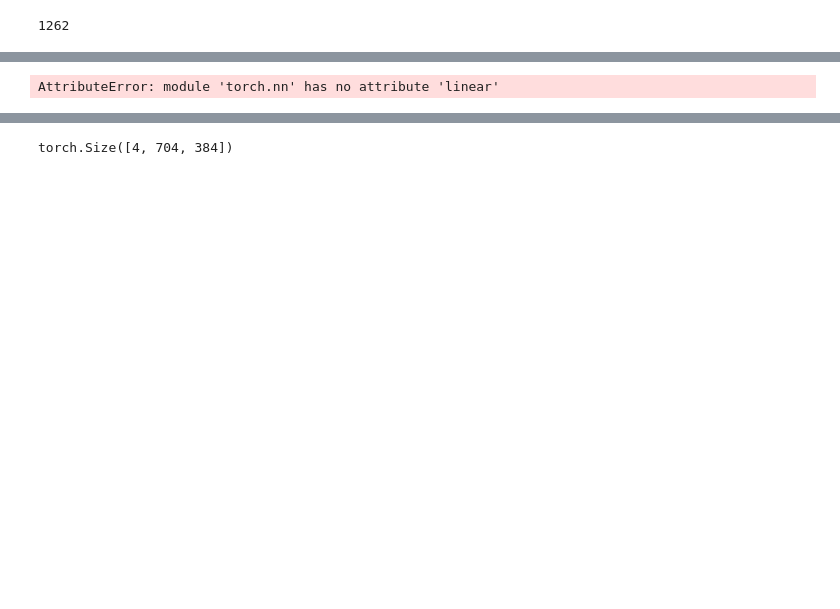
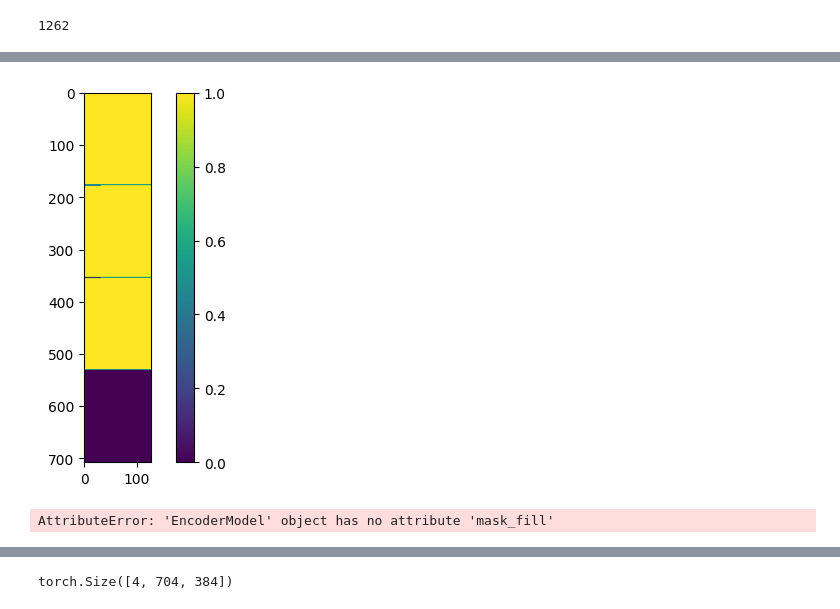
Before and after one commit to sirrus98/uni2ts, a Jupyter notebook: example/dataloader_test.ipynb, the cells around one changed output, grey strips where cells are left out. Saved outputs shown, nothing was run; the diff lists cells and outputs as text; code cells hidden in the pictures; blank space fills up the shorter version.

```diff
--- a/example/dataloader_test.ipynb
+++ b/example/dataloader_test.ipynb
@@ -137,7 +145,28 @@ torch.Size([4, 176])
+# %%
+plt.imshow(observed_mask[0])
+plt.gca()
+plt.colorbar()
+plt.show()
+# %% [output]
+[figure, added]
 # %%
-model = LightningWrapper(EncoderModel(MoiraiModule.from_pretrained(f"Salesforce/moirai-1.1-R-small")))
+model = EncoderModel(MoiraiModule.from_pretrained(f"Salesforce/moirai-1.1-R-small"))
-# %% [output]
-AttributeError: module 'torch.nn' has no attribute 'linear'
+# %%
+target, observed_mask, sample_id, time_id, variate_id, prediction_mask, patch_size = data_zip
+loc, scale = model.model.scaler(target, observed_mask * ~prediction_mask.unsqueeze(-1),
+                                        sample_id,
+                                        variate_id, )
+scaled_target = (target - loc) / scale
+reprs = model.model.in_proj(scaled_target, patch_size)
+masked_reprs = model.mask_fill(reprs, prediction_mask,self.model.mask_encoding.weight)
+encoded = model.model.encoder(
+    masked_reprs,
+    model.packed_attention_mask(sample_id),
+    time_id=time_id,
+    var_id=variate_id,
+)
+# %% [output]
+AttributeError: 'EncoderModel' object has no attribute 'mask_fill'
 # %%
 encoded_rep = EncoderModel(MoiraiModule.from_pretrained(f"Salesforce/moirai-1.1-R-small"))(data_zip)
 print("encoded_rep", encoded_rep.shape)
```
Also changed, not shown: parts of 8 cells of this notebook, 1 other file.
